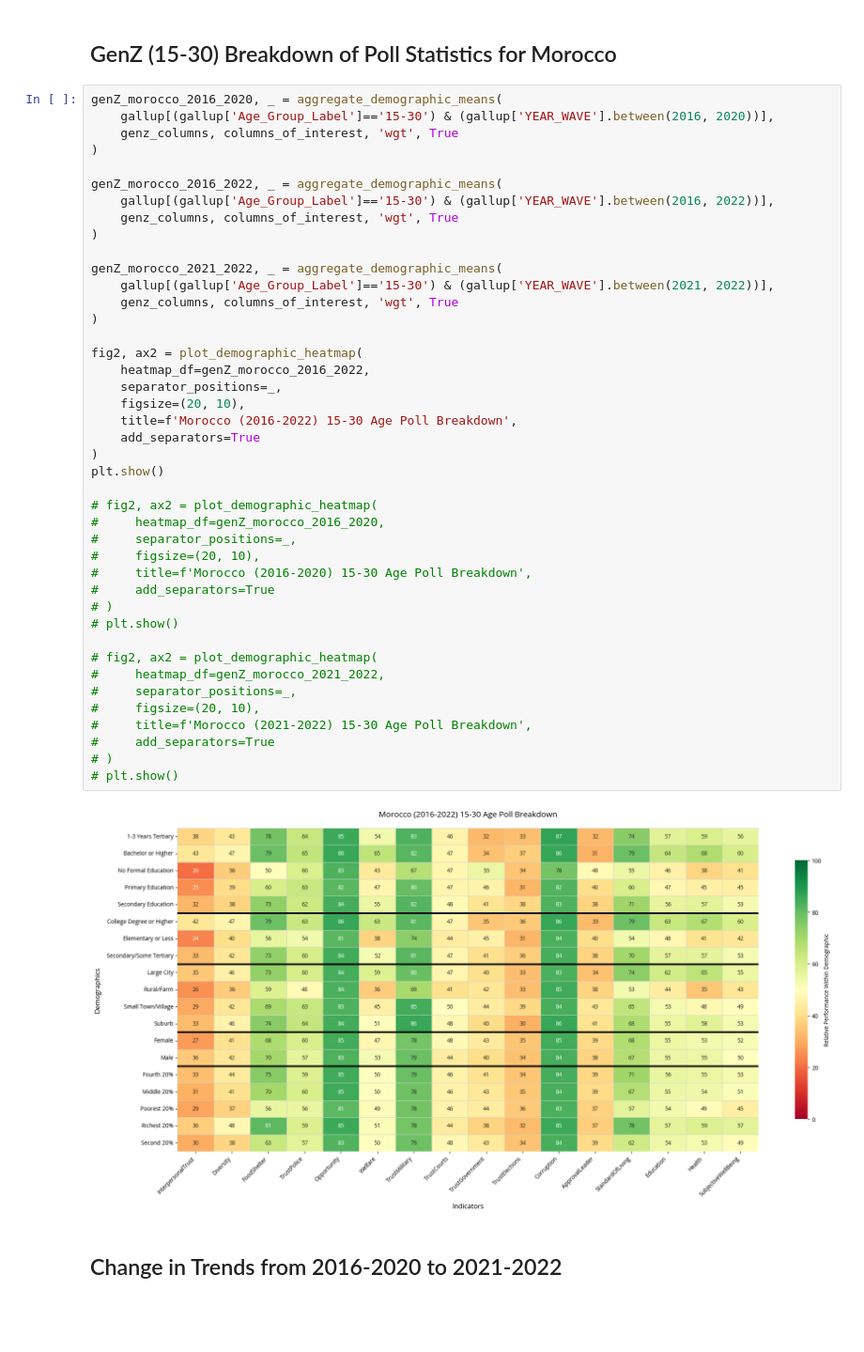
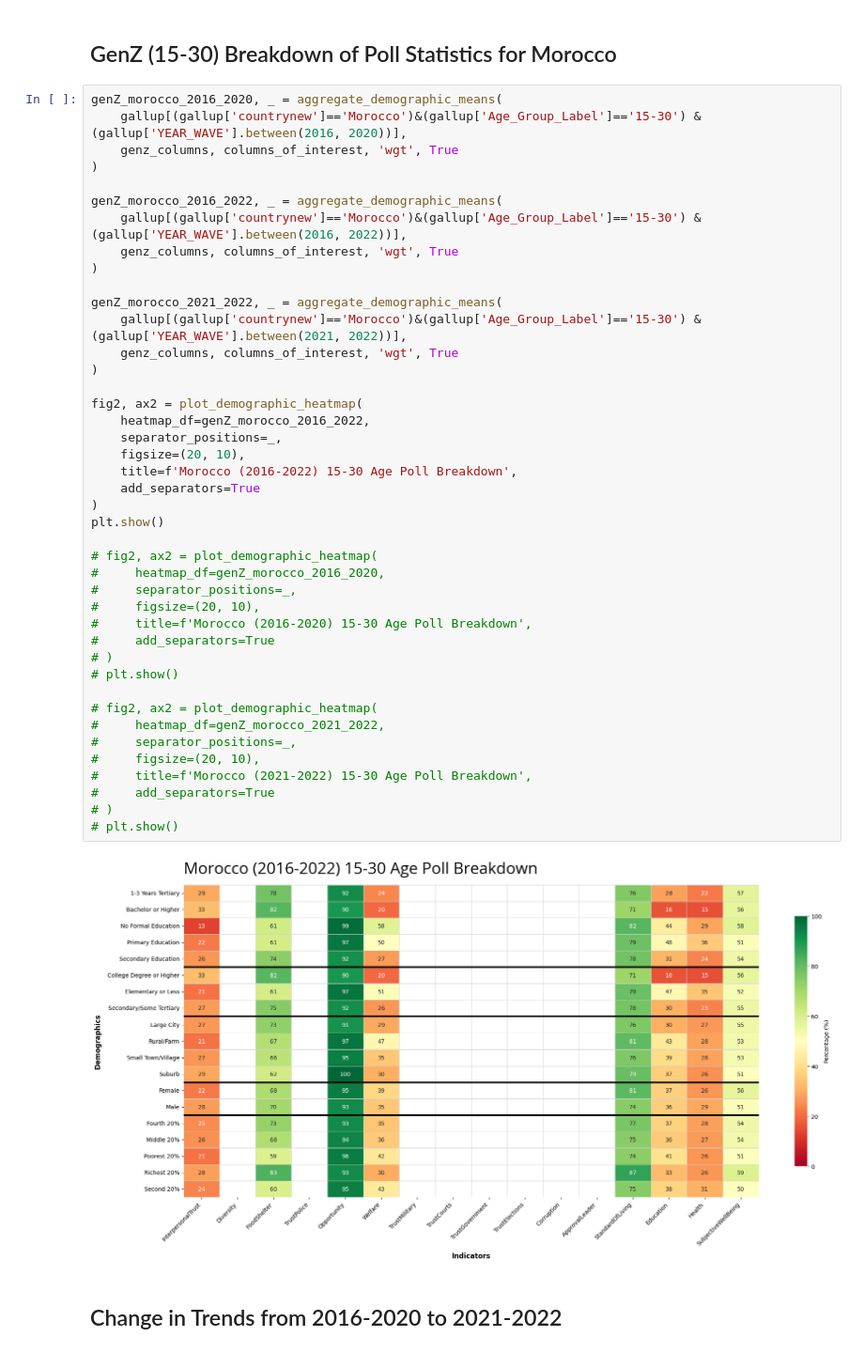
Before and after one commit to datapartnership/GenZ_Protest_Analysis, a Jupyter notebook: notebooks/gallup_analysis.ipynb, the cells around one changed output. Shown at 94% size. Saved outputs shown, nothing was run; the diff lists cells and outputs as text; blank space fills up the shorter version.

Commit message:
morocco edits

```diff
--- a/notebooks/gallup_analysis.ipynb
+++ b/notebooks/gallup_analysis.ipynb
@@ -604,48 +601,48 @@ Among GenZ population
 ## GenZ (15-30) Breakdown of Poll Statistics for Morocco
 # %%
 genZ_morocco_2016_2020, _ = aggregate_demographic_means(
-    gallup[(gallup['Age_Group_Label']=='15-30') & (gallup['YEAR_WAVE'].between(2016, 2020))],
+    gallup[(gallup['countrynew']=='Morocco')&(gallup['Age_Group_Label']=='15-30') & (gallup['YEAR_WAVE'].between(2016, 2020))],
     genz_columns, columns_of_interest, 'wgt', True
 )
 
 genZ_morocco_2016_2022, _ = aggregate_demographic_means(
-    gallup[(gallup['Age_Group_Label']=='15-30') & (gallup['YEAR_WAVE'].between(2016, 2022))],
+    gallup[(gallup['countrynew']=='Morocco')&(gallup['Age_Group_Label']=='15-30') & (gallup['YEAR_WAVE'].between(2016, 2022))],
     genz_columns, columns_of_interest, 'wgt', True
 )
 
 genZ_morocco_2021_2022, _ = aggregate_demographic_means(
-    gallup[(gallup['Age_Group_Label']=='15-30') & (gallup['YEAR_WAVE'].between(2021, 2022))],
+    gallup[(gallup['countrynew']=='Morocco')&(gallup['Age_Group_Label']=='15-30') & (gallup['YEAR_WAVE'].between(2021, 2022))],
     genz_columns, columns_of_interest, 'wgt', True
 )
 
 fig2, ax2 = plot_demographic_heatmap(
     heatmap_df=genZ_morocco_2016_2022,
     separator_positions=_,
     figsize=(20, 10),
     title=f'Morocco (2016-2022) 15-30 Age Poll Breakdown',
     add_separators=True
 )
 plt.show()
 
 # fig2, ax2 = plot_demographic_heatmap(
 #     heatmap_df=genZ_morocco_2016_2020,
 #     separator_positions=_,
 #     figsize=(20, 10),
 #     title=f'Morocco (2016-2020) 15-30 Age Poll Breakdown',
 #     add_separators=True
 # )
 # plt.show()
 
 # fig2, ax2 = plot_demographic_heatmap(
 #     heatmap_df=genZ_morocco_2021_2022,
 #     separator_positions=_,
 #     figsize=(20, 10),
 #     title=f'Morocco (2021-2022) 15-30 Age Poll Breakdown',
 #     add_separators=True
 # )
 # plt.show()
 # %% [output]
-[figure, old version]
+[figure, new version]
 # %% [markdown]
 ## Change in Trends from 2016-2020 to 2021-2022
 # %%
```
Also changed, not shown: parts of 4 cells of this notebook.
